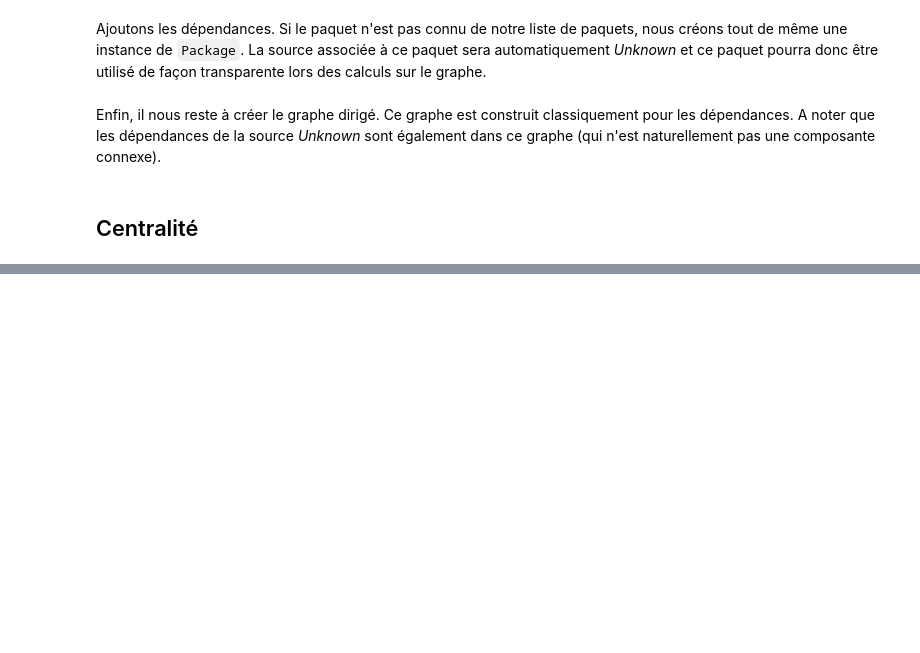
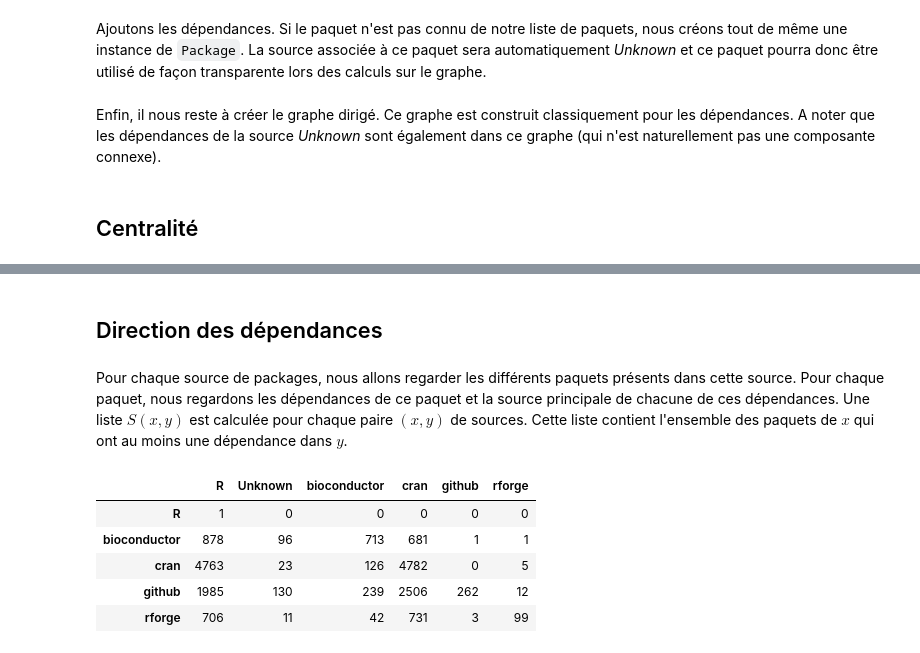
Before and after one commit to maelick/GitHub-API-Helpers, a Jupyter notebook: notebooks/IWSECO - R Package Dependencies.ipynb, the cells around one changed output, grey strips where cells are left out. Drawn from its saved outputs; the diff is of its cells as text; code cells hidden in the pictures; blank space fills up the shorter version.

Commit message:
Mise à jour du notebooks avec les dépendances, dans l'attente des nouvelles données de CRAN.

```diff
--- a/notebooks/IWSECO - R Package Dependencies.ipynb
+++ b/notebooks/IWSECO - R Package Dependencies.ipynb
@@ -120,2 +131,25 @@ for name, group in df.groupby(by='source'):
 [figure]
 [figure]
+# %% [markdown]
+## Direction des dépendances
+# %% [markdown]
+Pour chaque source de packages, nous allons regarder les différents paquets présents dans cette source. Pour chaque paquet, nous regardons les dépendances de ce paquet et la source principale de chacune de ces dépendances. Une liste $S(x,y)$ est calculée pour chaque paire $(x,y)$ de sources. Cette liste contient l'ensemble des paquets de $x$ qui ont au moins une dépendance dans $y$.
+# %%
+S = {s:{s2: set() for s2 in sources + ['Unknown']} for s in sources}
+# %%
+sources_needed_for = lambda p: set(map(lambda p: p.source, p.dependencies.itervalues()))
+
+for p in packages.itervalues():
+    for source in sources_needed_for(p):
+        S[p.source][source].add(p)
+# %%
+scores = {s: {s2: len(S[s][s2]) for s2 in S[s].iterkeys()} for s in S.iterkeys()}
+# %%
+pandas.DataFrame.from_dict(scores).T
+# %% [output]
+|  | R | Unknown | bioconductor | cran | github | rforge |
+| R | 1 | 0 | 0 | 0 | 0 | 0 |
+| bioconductor | 878 | 96 | 713 | 681 | 1 | 1 |
+| cran | 4763 | 23 | 126 | 4782 | 0 | 5 |
+| github | 1985 | 130 | 239 | 2506 | 262 | 12 |
+| rforge | 706 | 11 | 42 | 731 | 3 | 99 |
```
Also changed, not shown: parts of 9 cells of this notebook, 2 other files.
